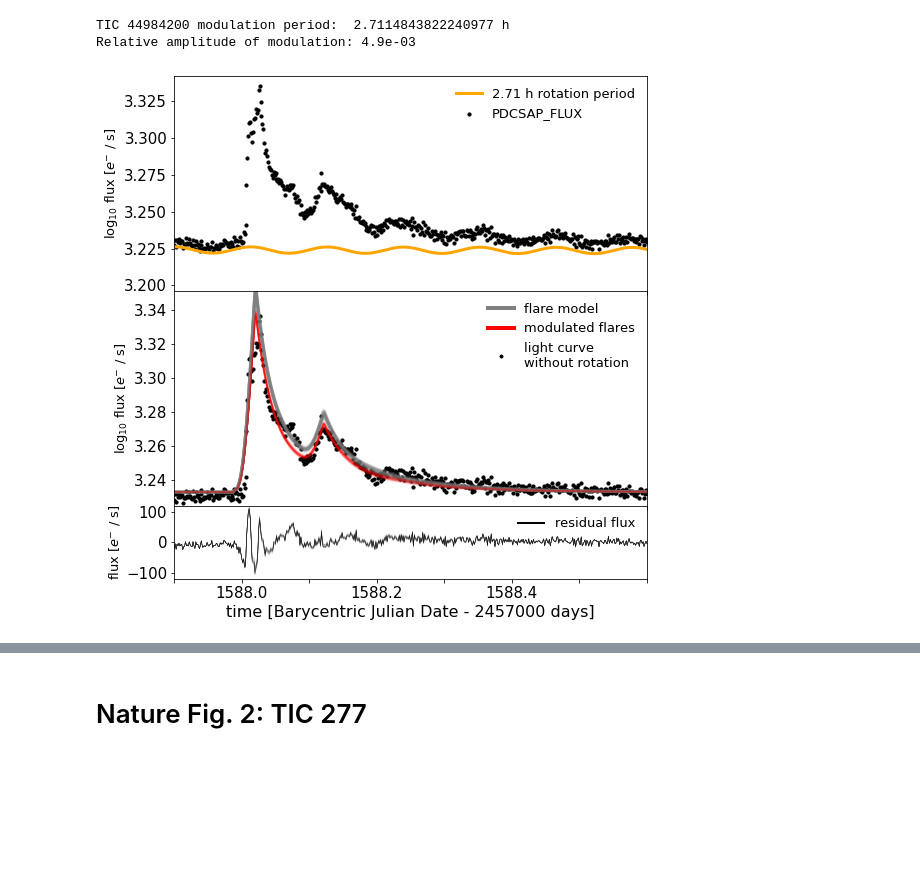
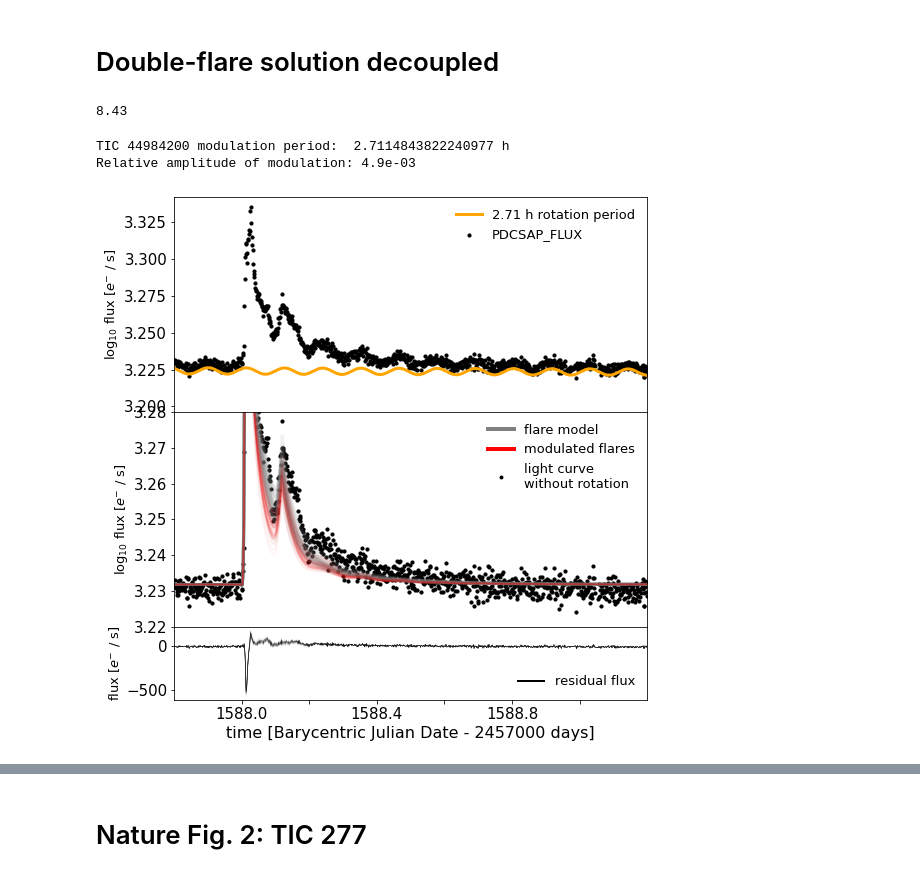
Before and after one commit to ekaterinailin/MalachiteMountains, a Jupyter notebook: analysis/notebooks/NB44_Plot_model_with_residuals_and_rotation.ipynb, the cells around one changed output, grey strips where cells are left out. Saved outputs shown, nothing was run; the diff lists cells and outputs as text; code cells hidden in the pictures; blank space fills up the shorter version.

```diff
--- a/analysis/notebooks/NB44_Plot_model_with_residuals_and_rotation.ipynb
+++ b/analysis/notebooks/NB44_Plot_model_with_residuals_and_rotation.ipynb
@@ -40,7 +42,7 @@ def cosine(x, a, b, c, d, e):
 # Datasets we analysed
 datasets = [
             (452922110, "", "29_10_2020_10_58"),
-            (44984200, "", "30_10_2020_07_13"),
+           # (44984200, "", "30_10_2020_07_13"),
         (277539431, "", "30_10_2020_11_30")
             ]
 # %%
@@ -165,9 +167,9 @@ for ID, suffix, tstamp in datasets:
     #ax3.fill_between(x,yd,yu,facecolor="orange",alpha=.13)
     for axis in [ax, ax2, ax3]:
         axis.set_xlim(lc.t.min(), lc.t.max())
-#     plt.savefig(f"{CWD}/analysis/plots/flarefit/"
-#                 f"{tstamp}_Nature_{target.prefix}{target.ID}.png",
-#                 dpi=300)
+    plt.savefig(f"{CWD}/analysis/plots/flarefit/"
+                f"{tstamp}_Nature_{target.prefix}{target.ID}_decoupled.png",
+                dpi=300)
 # %% [output]
 7% (1250/17612) of the cadences will be ignored due to the quality mask (quality_bitmask=175).
 7% (1250/17612) of the cadences will be ignored due to the quality mask (quality_bitmask=175).
@@ -185,10 +211,17 @@ Relative amplitude of modulation: 5.4e-03
+# %% [markdown]
+# Double-flare solution decoupled
 # %%
 # Datasets we analysed
-datasets = [
+datasets = [(237880881, "30_10_2020_14_04"),
            (44984200,  "30_10_2020_07_14"),
+              (44984200, "02_11_2020_11_17")#high uncertainty on peak
             ]
+# %%
+target.Prot_d*24.
+# %% [output]
+8.43
 # %%
-for ID, tstamp in datasets:
+for ID, tstamp in datasets[2:]:
 
     lc = pd.read_csv(f"{CWD}/data/lcs/{tstamp}_{ID}.csv")
      # Plot the results
@@ -226,7 +259,7 @@ for ID, tstamp in datasets:
         median = inits_['median']
         flare = np.full(len(phi), median,)
         fullmodel = np.full(len(phi), median)
-        for suffix in ["a", "b"]:
+        for suffix in [ "a","b"]:
             # Get data
             df = ddic[suffix]
 
@@ -242,12 +275,15 @@ for ID, tstamp in datasets:
 
             a = sample.a
             phi_a = (sample.t0_d -lc.t[0]) / target.Prot_d * 2 * np.pi
+#             print(sample.latitude_deg, sample.i_deg)
             theta_a = sample.latitude_deg / 180 * np.pi
             fwhm1 = sample.fwhm1_d / target.Prot_d * 2 * np.pi
             fwhm2 = sample.fwhm2_d / target.Prot_d * 2 * np.pi
             i = sample.i_deg / 180 * np.pi
             if suffix=="a":
                 phi0 = phi_a%(2.*np.pi) - (sample.phase_deg  / 180 * np.pi)
+
+#                 phi0 = 6.
             flare = aflare_decoupled(phi, phi_a, (fwhm1, fwhm2), a*median)+ flare
 
             fullmodel = full_model(phi_a, theta_a, a, fwhm1,fwhm2, i, phi0=phi0,
@@ -259,8 +295,8 @@ for ID, tstamp in datasets:
         ax2.plot(time, flux-fullmodel+2*median, c="k", alpha=.05, linewidth=.5)
 
 
-    ax2.set_ylim(-120,120)
-    ax.set_ylim(3.225,3.351)
+#     ax2.set_ylim(-150,150)
+    ax.set_ylim(3.22, 3.28)
 
     # Fetch light curve
     flck = fetch_lightcurve(target)
@@ -303,32 +339,32 @@ for ID, tstamp in datasets:
 
     for label in ax2.xaxis.get_ticklabels()[::2]:
         label.set_visible(False)
 
     for label in ax.xaxis.get_ticklabels():
         label.set_visible(False)
 
     for label in ax3.xaxis.get_ticklabels():
         label.set_visible(False)
 
     ax.set_ylabel(r"$\log_{10}$ flux [$e^{-}$ / s]",fontsize=13);
     ax3.set_ylabel(r"$\log_{10}$ flux [$e^{-}$ / s]",fontsize=13);
 
     ax2.set_ylabel(r"flux [$e^{-}$ / s]",fontsize=13);
     plt.tight_layout()
     plt.ylim(None, None)
     x = np.linspace(lc.t.min(), lc.t.max(), 10)
     yd = np.full_like(x, ax3.get_ylim()[0])
     yu = np.full_like(x, ax3.get_ylim()[1])
     #ax.fill_between(x,yd,yu,facecolor="orange",alpha=.26)
     #ax3.fill_between(x,yd,yu,facecolor="orange",alpha=.13)
     for axis in [ax, ax2, ax3]:
         axis.set_xlim(lc.t.min(), lc.t.max())
 
-        axis.set_xlim(1587.9,1588.6)
+#         axis.set_xlim(1587.9,1588.6)
     plt.savefig(f"{CWD}/analysis/plots/flarefit/"
                 f"{tstamp}_{target.prefix}{target.ID}ab_decoupled_f.png",
                 dpi=300)
 # %% [output]
 TIC 44984200 modulation period:  2.7114843822240977 h
 Relative amplitude of modulation: 4.9e-03
-[figure, old version]
+[figure, new version]
```
Also changed, not shown: parts of 10 cells of this notebook, 7 other files.
